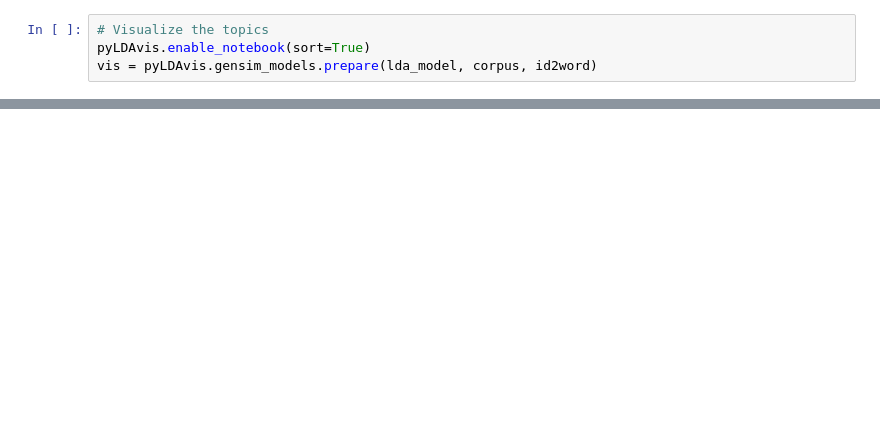
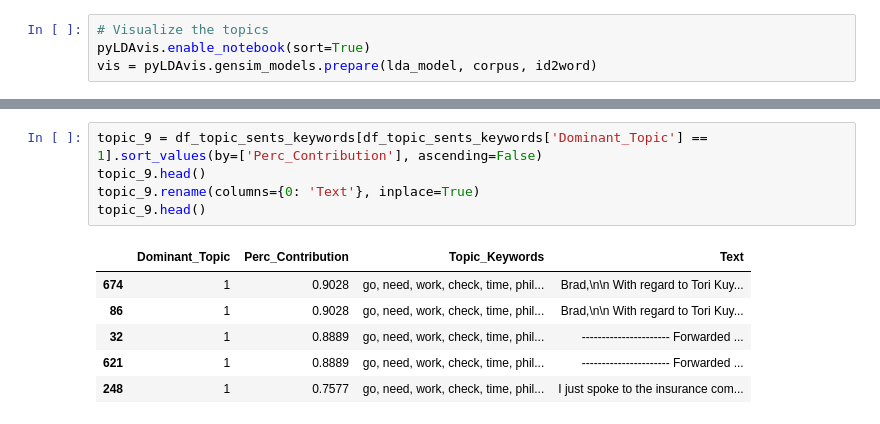
Before and after one commit to UmrahJaved/Clustering-Enron_UsedCase, a Jupyter notebook: topic_modelling.ipynb, the cells around one changed output, grey strips where cells are left out. Saved outputs shown, nothing was run; the diff lists cells and outputs as text; blank space fills up the shorter version.

```diff
--- a/topic_modelling.ipynb
+++ b/topic_modelling.ipynb
@@ -217,0 +312,12 @@ AttributeError: module 'pyLDAvis.gensim_models' has no attribute 'wrappers'
+# %%
+topic_9 = df_topic_sents_keywords[df_topic_sents_keywords['Dominant_Topic'] == 1].sort_values(by=['Perc_Contribution'], ascending=False)
+topic_9.head()
+topic_9.rename(columns={0: 'Text'}, inplace=True)
+topic_9.head()
+# %% [output]
+|  | Dominant_Topic | Perc_Contribution | Topic_Keywords | Text |
+| 674 | 1 | 0.9028 | go, need, work, check, time, phil... | Brad,\n\n With regard to Tori Kuy... |
+| 86 | 1 | 0.9028 | go, need, work, check, time, phil... | Brad,\n\n With regard to Tori Kuy... |
+| 32 | 1 | 0.8889 | go, need, work, check, time, phil... | ---------------------- Forwarded ... |
+| 621 | 1 | 0.8889 | go, need, work, check, time, phil... | ---------------------- Forwarded ... |
+| 248 | 1 | 0.7577 | go, need, work, check, time, phil... | I just spoke to the insurance com... |
```
Also changed, not shown: parts of 22 cells of this notebook, 4 other files.
